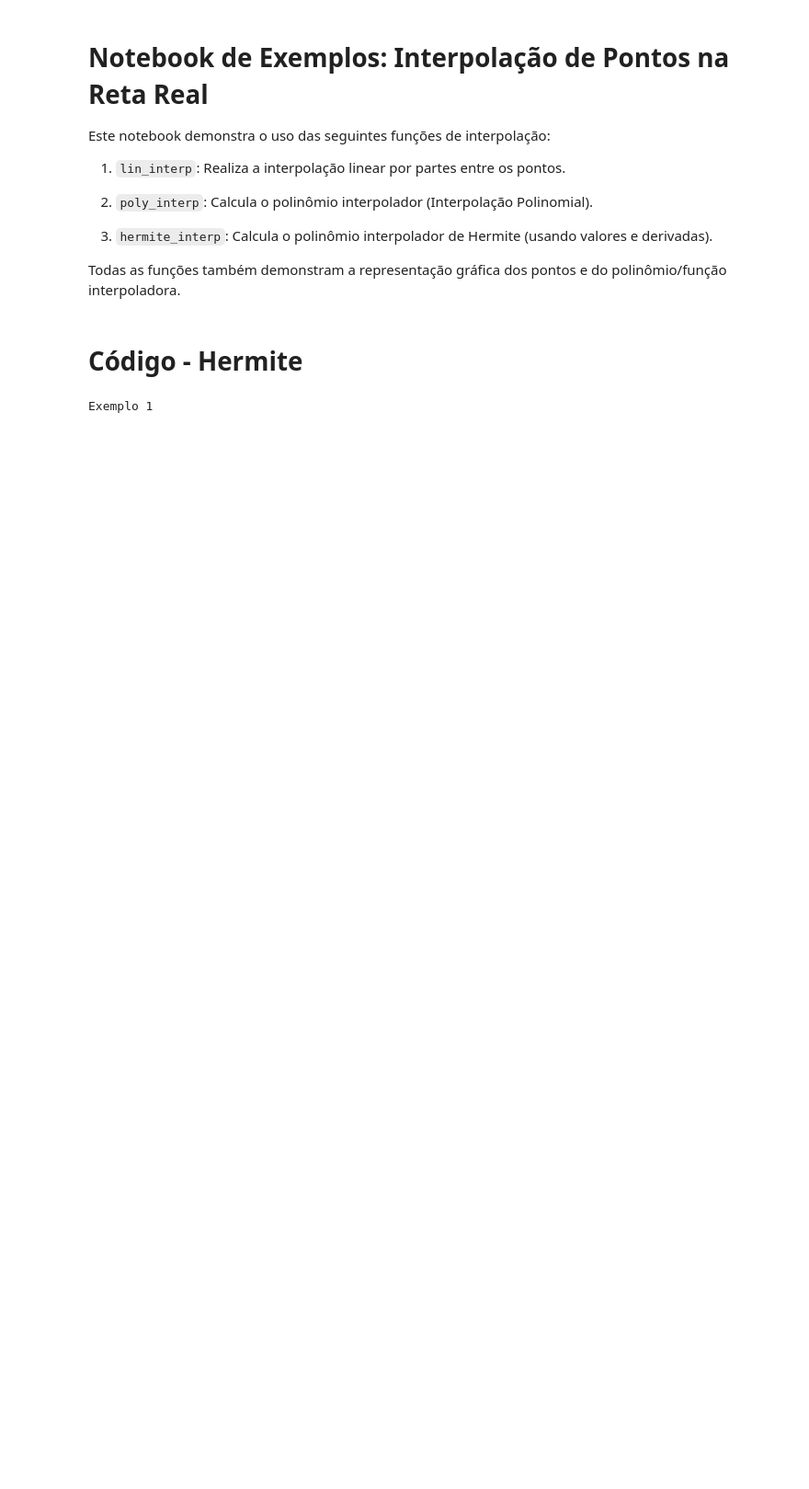
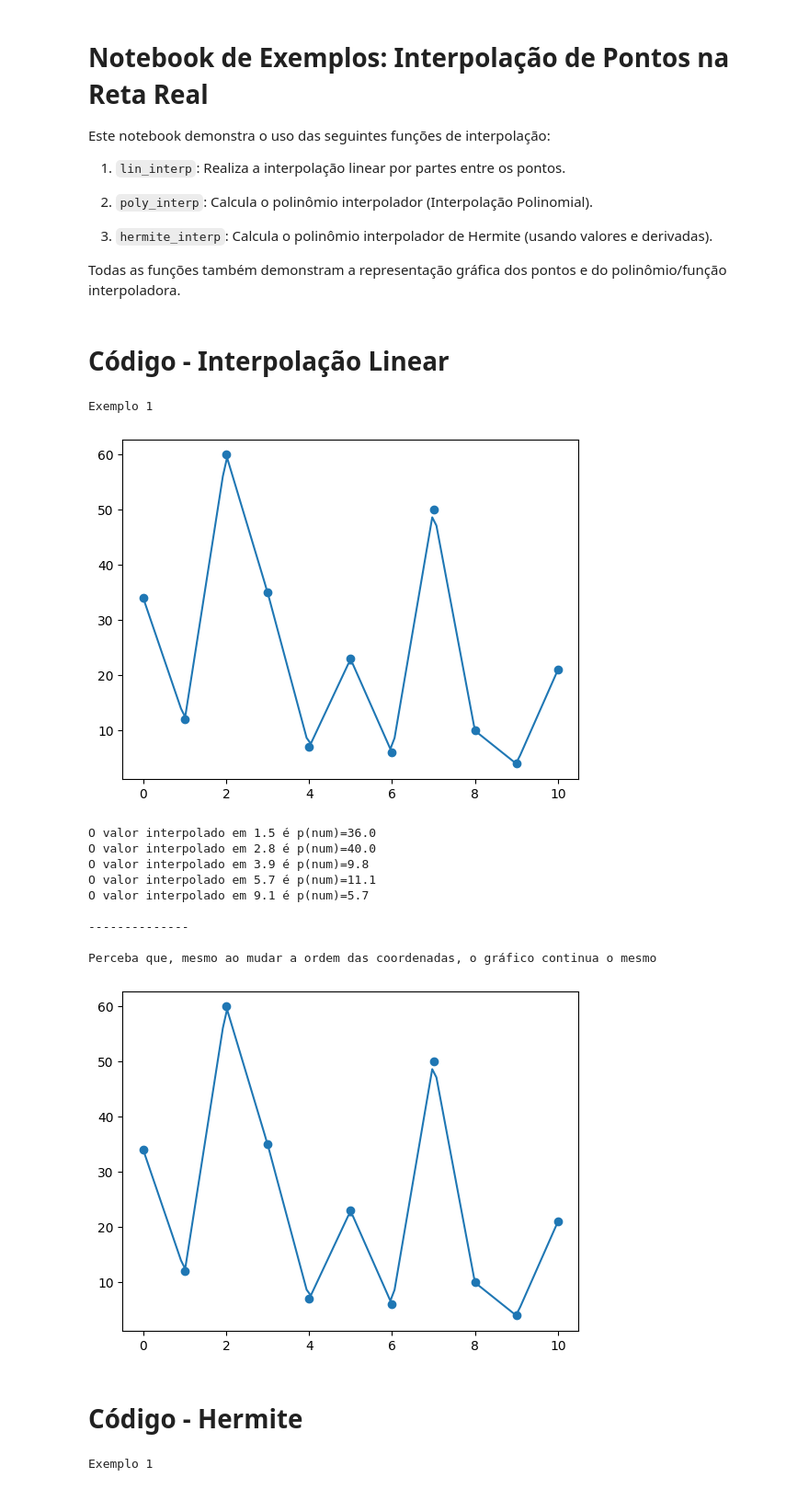
Before and after one commit to vrsmic/CB2325NumericaG1, a Jupyter notebook: src/CB2325NumericaG1/interpolacao/interpolacao.ipynb, the cells around one changed output. Shown at 92% size. Saved outputs shown, nothing was run; the diff lists cells and outputs as text; code cells hidden in the pictures; blank space fills up the shorter version.

Commit message:
adicionando exemplo de interpolação linear

```diff
--- a/src/CB2325NumericaG1/interpolacao/interpolacao.ipynb
+++ b/src/CB2325NumericaG1/interpolacao/interpolacao.ipynb
@@ -10,3 +10,5 @@ Este notebook demonstra o uso das seguintes funções de interpolação:
 3.  `hermite_interp`: Calcula o polinômio interpolador de Hermite (usando valores e derivadas).
 
 Todas as funções também demonstram a representação gráfica dos pontos e do polinômio/função interpoladora.
+# %% [markdown]
+# Código - Interpolação Linear
@@ -13,3 +112,35 @@ Todas as funções também demonstram a representação gráfica dos pontos e do
+# %%
+print('Exemplo 1')
+
+x = [0, 1, 2, 3, 4, 5, 6, 7, 8, 9, 10]
+y = [34, 12, 60, 35, 7, 23, 6, 50, 10, 4, 21]
+
+p = lin_interp(x, y)
+
+teste = [1.5, 2.8, 3.9, 5.7, 9.1]
+if p:
+    for num in teste:
+        print(f'O valor interpolado em {num} é p(num)={round(p(num),2)}')
+
+print('\n--------------\n')
+print('Perceba que, mesmo ao mudar a ordem das coordenadas, o gráfico continua o mesmo')
+x1 = [0, 1, 10, 2, 4, 7, 5, 6, 8, 9, 3]
+y1 = [34, 12, 21, 60, 7, 50, 23, 6, 10, 4, 35]
+
+f = lin_interp(x1,y1)
+# %% [output]
+Exemplo 1
+[figure, added]
+O valor interpolado em 1.5 é p(num)=36.0
+O valor interpolado em 2.8 é p(num)=40.0
+O valor interpolado em 3.9 é p(num)=9.8
+O valor interpolado em 5.7 é p(num)=11.1
+O valor interpolado em 9.1 é p(num)=5.7
+
+--------------
+
+Perceba que, mesmo ao mudar a ordem das coordenadas, o gráfico continua o mesmo
+[figure, added]
 # %% [markdown]
 # Código - Hermite
 # %%
```
Also changed, not shown: parts of 1 cell of this notebook.
